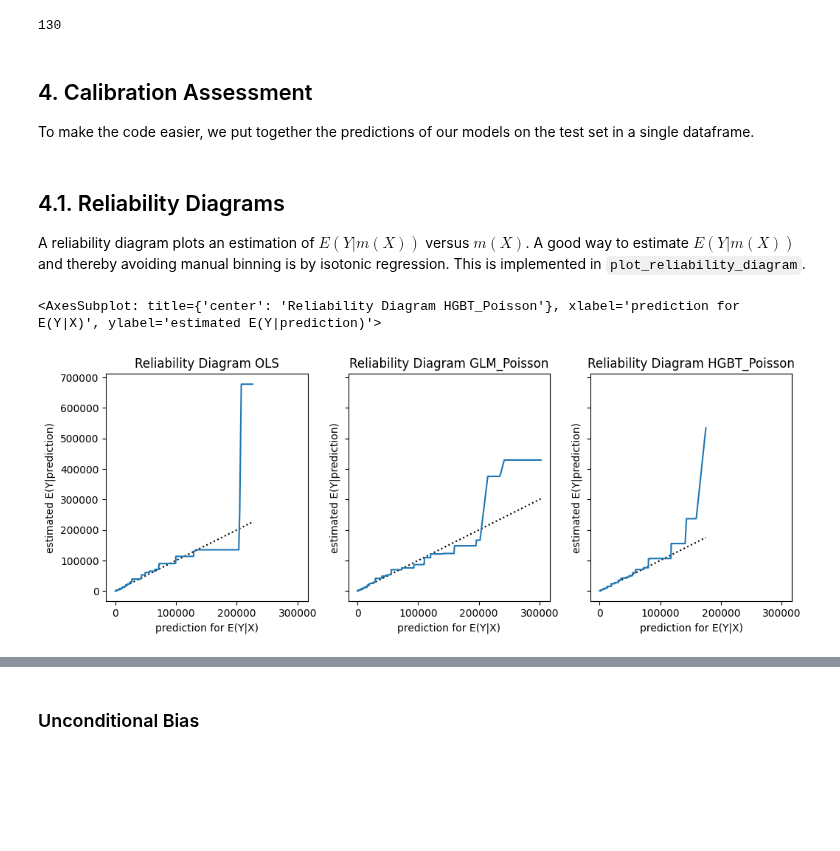
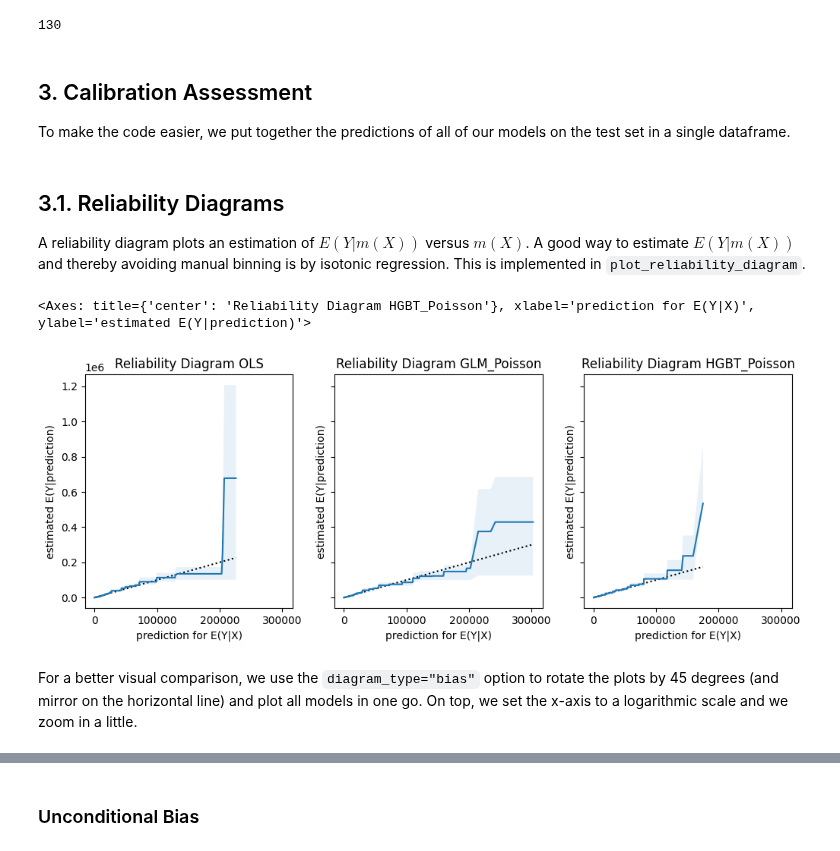
Before and after one commit to lorentzenchr/model-diagnostics, a Jupyter notebook: docs/examples/regression_on_workers_compensation.ipynb, the cells around one changed output, grey strips where cells are left out. Cells and saved outputs as stored; diff of their text form; code cells hidden in the pictures; blank space fills up the shorter version.

```diff
--- a/docs/examples/regression_on_workers_compensation.ipynb
+++ b/docs/examples/regression_on_workers_compensation.ipynb
@@ -198,7 +201,7 @@ m_hgbt_poisson_base = Pipeline(
 
 param_grid = {
     "model__learning_rate": [0.02, 0.05],
-    "model__min_samples_leaf": [20, 30, 40],
+    "model__min_samples_leaf": [30, 40, 50],
     "model__l2_regularization": [0.1, 1],
     "model__max_depth": [None, 3],
 }
@@ -229,8 +232,8 @@ m_hgbt_poisson[-1].n_iter_
 # %% [output]
 130
 # %% [markdown]
-## 4. Calibration Assessment
-To make the code easier, we put together the predictions of our models on the test set in a single dataframe.
+## 3. Calibration Assessment
+To make the code easier, we put together the predictions of all of our models on the test set in a single dataframe.
 # %%
 df_pred_test = pd.DataFrame(
     {
@@ -241,7 +244,7 @@ df_pred_test = pd.DataFrame(
     }
 )
 # %% [markdown]
-## 4.1. Reliability Diagrams
+## 3.1. Reliability Diagrams
 A reliability diagram plots an estimation of $E(Y|m(X))$ versus $m(X)$.
 A good way to estimate $E(Y|m(X))$ and thereby avoiding manual binning is by isotonic regression.
 This is implemented in `plot_reliability_diagram`.
@@ -251,24 +254,30 @@ from model_diagnostics.calibration import compute_bias, plot_bias, plot_reliabil
 # %%
 fig, axes = plt.subplots(ncols=3, figsize=(12, 4), sharex=True, sharey=True)
 
 plot_reliability_diagram(
     y_obs=y_test,
     y_pred=df_pred_test["OLS"],
+    n_bootstrap=100,
     ax=axes[0],
 )
 
 plot_reliability_diagram(
     y_obs=y_test,
     y_pred=df_pred_test["GLM_Poisson"],
+    n_bootstrap=100,
     ax=axes[1]
 )
 
 plot_reliability_diagram(
     y_obs=y_test,
     y_pred=df_pred_test["HGBT_Poisson"],
+    n_bootstrap=100,
     ax=axes[2]
 )
 #fig.set_layout_engine(layout="tight")
 # %% [output]
-<AxesSubplot: title={'center': 'Reliability Diagram HGBT_Poisson'}, xlabel='prediction for E(Y|X)', ylabel='estimated E(Y|prediction)'>
+<Axes: title={'center': 'Reliability Diagram HGBT_Poisson'}, xlabel='prediction for E(Y|X)', ylabel='estimated E(Y|prediction)'>
-[figure, old version]
+[figure, new version]
+# %% [markdown]
+For a better visual comparison, we use the `diagram_type="bias"` option to rotate the plots by 45 degrees (and mirror on the horizontal line) and plot all models in one go.
+On top, we set the x-axis to a logarithmic scale and we zoom in a little.
```
Also changed, not shown: parts of 21 cells of this notebook, 7 other files.
